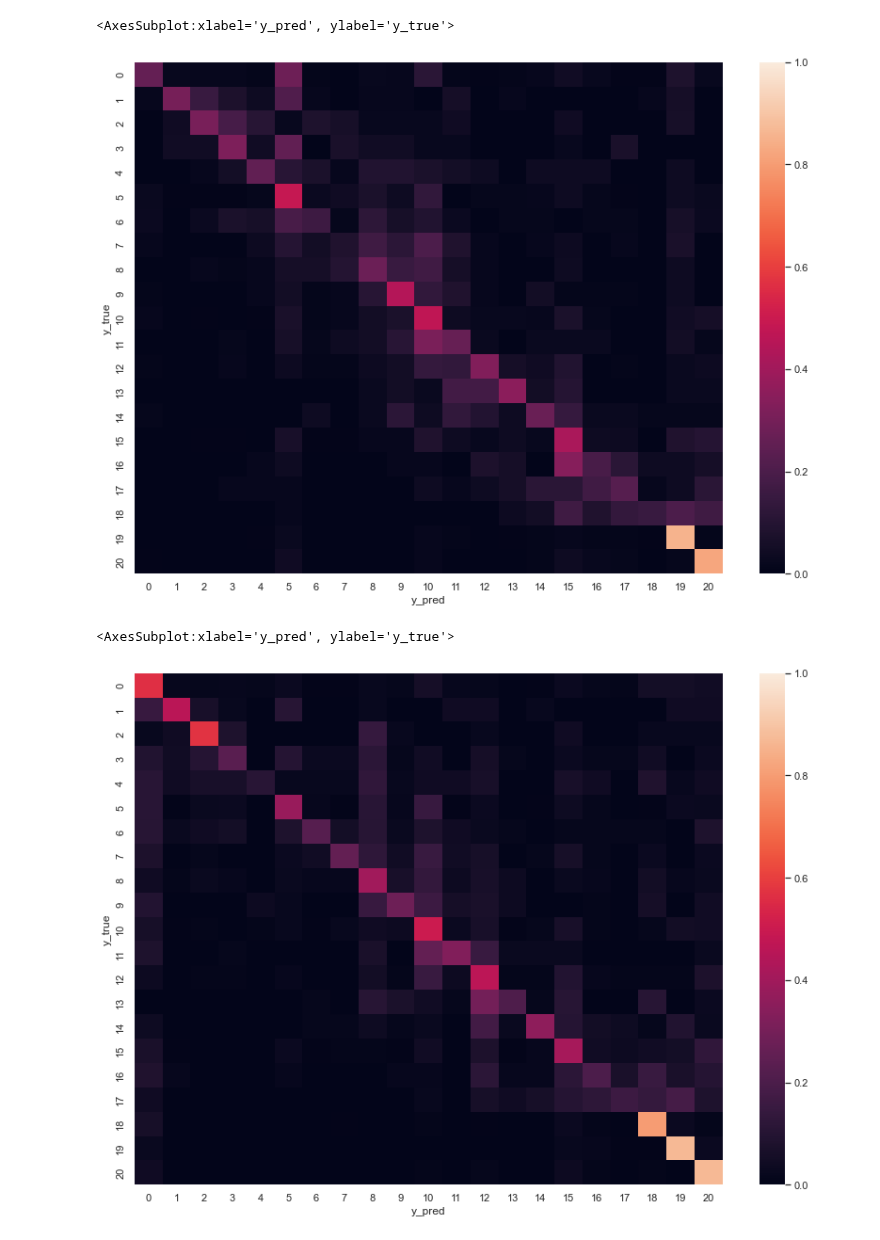
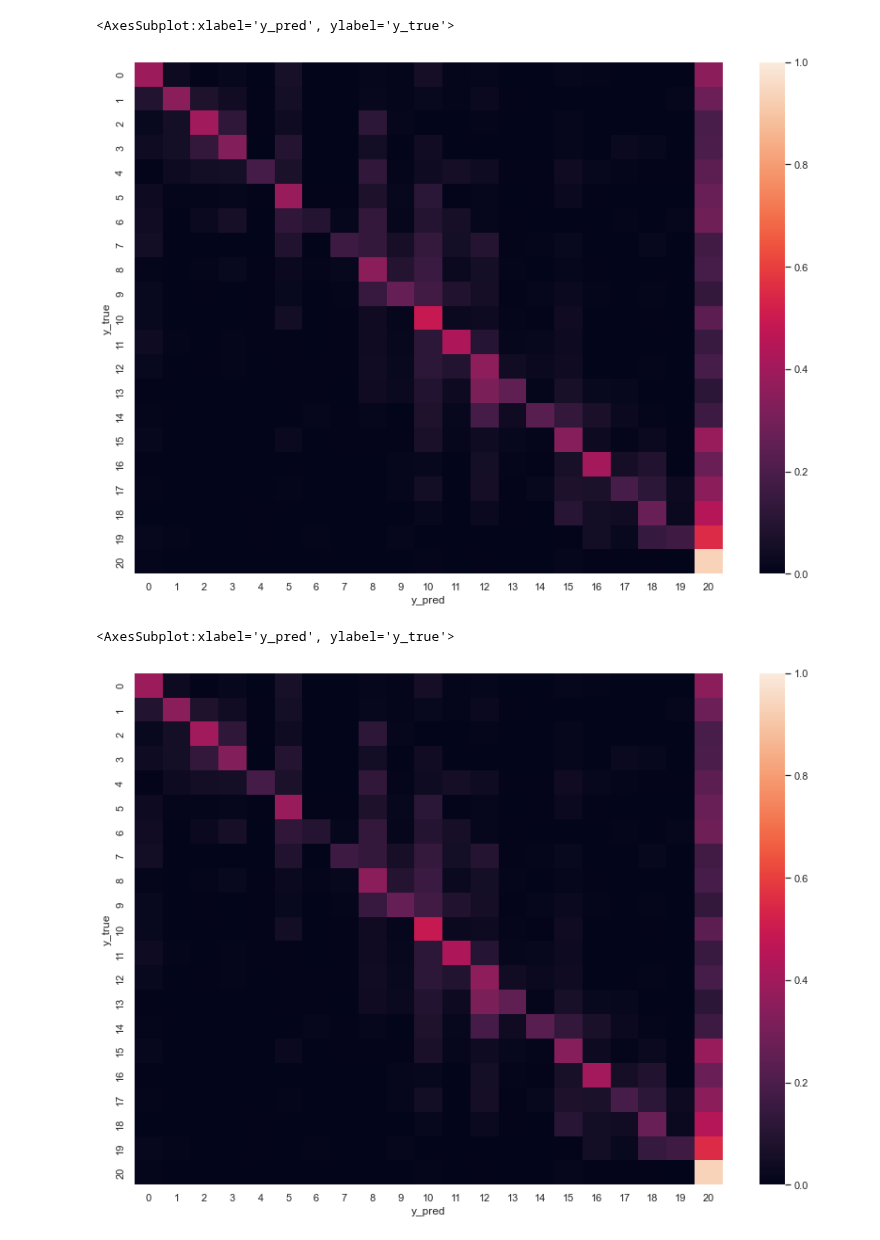
Before and after one commit to center-for-humans-and-machines/algorithmic-institutions, a Jupyter notebook: notebooks/vis/dev.ipynb, the cells around one changed output. Drawn from its saved outputs; the diff is of its cells as text; code cells hidden in the pictures.

```diff
--- a/notebooks/vis/dev.ipynb
+++ b/notebooks/vis/dev.ipynb
@@ -8,11 +8,10 @@ import pandas as pd
 import seaborn as sns
 import matplotlib.pyplot as plt
 from aimanager.utils.utils import make_dir
-from aimanager.utils.merge import merge_files_by_name
 
 sns.set(rc={'axes.facecolor':'white', 'figure.facecolor':'white'})
 
-folder = '../../runs/dev/train'
+folder = '../../data/dev/data'
 plot_folder = 'plots/dev'
 
 make_dir(plot_folder)
@@ -54,33 +49,21 @@ sns.catplot(data=df, x='value', row='name', y='label', orient='h', kind='box', s
 # int_ordinal = True
 # %%
 # Todo: double check the normalisation
-w = (
-    (confusion_matrix_df['cont_ordinal']) &
-    (confusion_matrix_df['pun_ordinal']) &
-    (confusion_matrix_df['int_ordinal']) &
-    (confusion_matrix_df['y_ordinal'])
-)
 
-cm_g_df = confusion_matrix_df[w].groupby(['set', 'y_true', 'y_pred'])['value'].sum().reset_index()
+cm_g_df = confusion_matrix_df.groupby(['set', 'y_true', 'y_pred'])['value'].sum().reset_index()
 cm_g_df['fraction'] = cm_g_df['value'] / cm_g_df.groupby(['set', 'y_true'])['value'].transform('sum')
 cm = cm_g_df.pivot_table(index=['set', 'y_true'], columns='y_pred', values='fraction')
 
 plt.figure(figsize=(14,10))
 sns.heatmap(cm.loc['test'], vmin=0, vmax=1)
 # plt.savefig(os.path.join(plot_folder, 'confusion_matrix.jpg'), dpi=300, transparent=False)
 # %% [output]
 <AxesSubplot:xlabel='y_pred', ylabel='y_true'>
-[figure, old version]
+[figure, new version]
 # %%
 # Todo: double check the normalisation
-w = (
-    (confusion_matrix_df['cont_ordinal']) &
-    (confusion_matrix_df['pun_ordinal']) &
-    (confusion_matrix_df['int_ordinal']) &
-    (~confusion_matrix_df['y_ordinal'])
-)
 
-cm_g_df = confusion_matrix_df[w].groupby(['set', 'y_true', 'y_pred'])['value'].sum().reset_index()
+cm_g_df = confusion_matrix_df.groupby(['set', 'y_true', 'y_pred'])['value'].sum().reset_index()
 cm_g_df['fraction'] = cm_g_df['value'] / cm_g_df.groupby(['set', 'y_true'])['value'].transform('sum')
 cm = cm_g_df.pivot_table(index=['set', 'y_true'], columns='y_pred', values='fraction')
 
@@ -88,4 +71,4 @@ plt.figure(figsize=(14,10))
 sns.heatmap(cm.loc['test'], vmin=0, vmax=1)
 # %% [output]
 <AxesSubplot:xlabel='y_pred', ylabel='y_true'>
-[figure, old version]
+[figure, new version]
```
Also changed, not shown: parts of 18 cells of this notebook, 16 other files.
